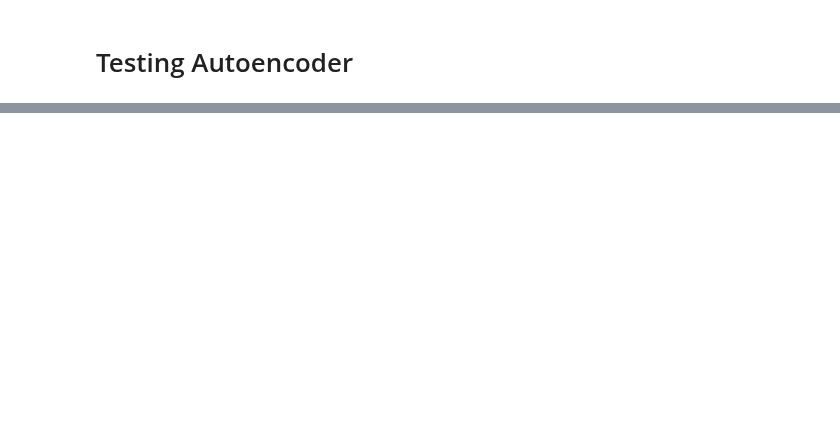
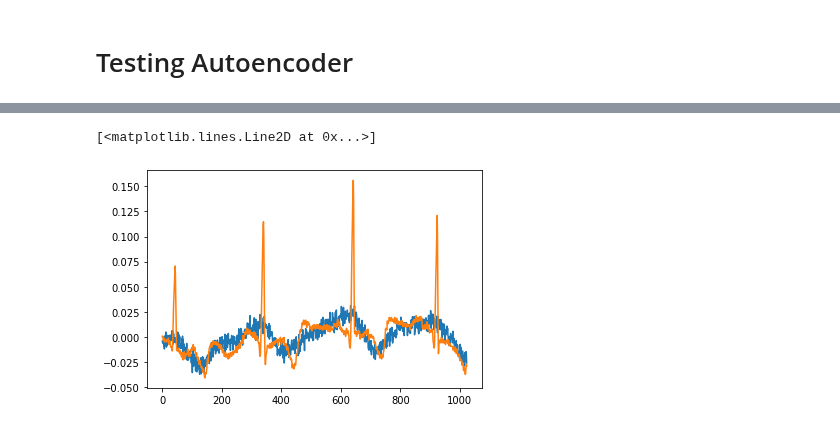
Before and after one commit to enzlaur/pytorch-ml-tuts, a Jupyter notebook: scratch03.ipynb, the cells around one changed output, grey strips where cells are left out. Drawn from its saved outputs; the diff is of its cells as text; code cells hidden in the pictures; blank space fills up the shorter version.

Commit message:
Kulang nalang yung parts ng conv1d mismo pero its working

```diff
--- a/scratch03.ipynb
+++ b/scratch03.ipynb
@@ -39,32 +42,31 @@ input_test = torch.randn(20, 16, 50)
 output = m(input_test)
 # %%
 class ae_tester(nn.Module):
-    def __init__(self, input_dim, output_dim, padding):
+    def __init__(self, input_dim):
         super(ae_tester, self).__init__()
 
         self.encoder = nn.Sequential(
             nn.Conv1d(
-                in_channels=in_channels,
-                out_channels=out_channels,
-                kernel_size=kernel_size,
-                padding=padding
+                in_channels=input_dim,
+                out_channels=40,
+                stride=2,
+                kernel_size=1,
             )
         )
 
-        # self.decoder = nn.Sequential(
-        #     nn.ConvTranspose1d(
-        #         in_channels=in_channels,
-        #         out_channels=out_channels,
-        #         kernel_size=kernel_size,
-        #         padding=padding
-        #     )
-        # )
+        self.decoder = nn.Sequential(
+            nn.ConvTranspose1d(
+                in_channels=40,
+                out_channels=input_dim,
+                kernel_size=1
+            )
+        )
 
     def forward(self, x):
-        x = self.encoder(x)
-        # x = self.decoder(x)
+        x1 = self.encoder(x)
+        x2 = self.decoder(x1)
 
-        return x
+        return x2
 # %%
 def train_model(model, train_set, lr, epochs):
     lr = 1e-3 if None else lr
@@ -100,5 +98,5 @@ padding = 1
 # %%
-model = ae_tester(in_channels, out_channels, 1)
+model = ae_tester(train_set.shape[1])
 model.double()
 train_model( model, train_set, None, epochs=20)
 # %% [output]
@@ -137,2 +124,3 @@ tensor([-0.0014], dtype=torch.float64, requires_grad=True)
 # %%
 result_test = model.encoder(train_set)
+result_final = model.decoder(result_test)
@@ -146,0 +127,8 @@ res1 = result_test.detach().numpy()
+# %%
+plot_res_final = result_final.detach().numpy()
+
+plt.plot(plot_res_final[0])
+plt.plot(train_set[0])
+# %% [output]
+[<matplotlib.lines.Line2D at 0x...>]
+[figure, added]
```
Also changed, not shown: parts of 8 cells of this notebook.
